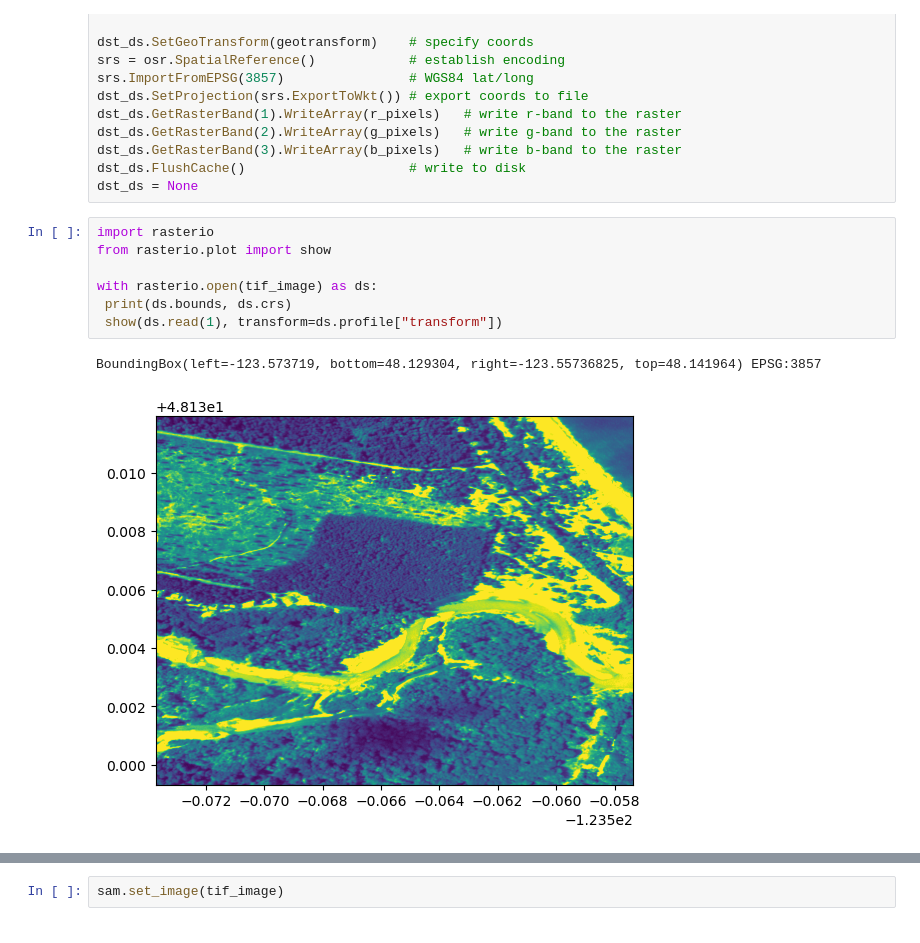
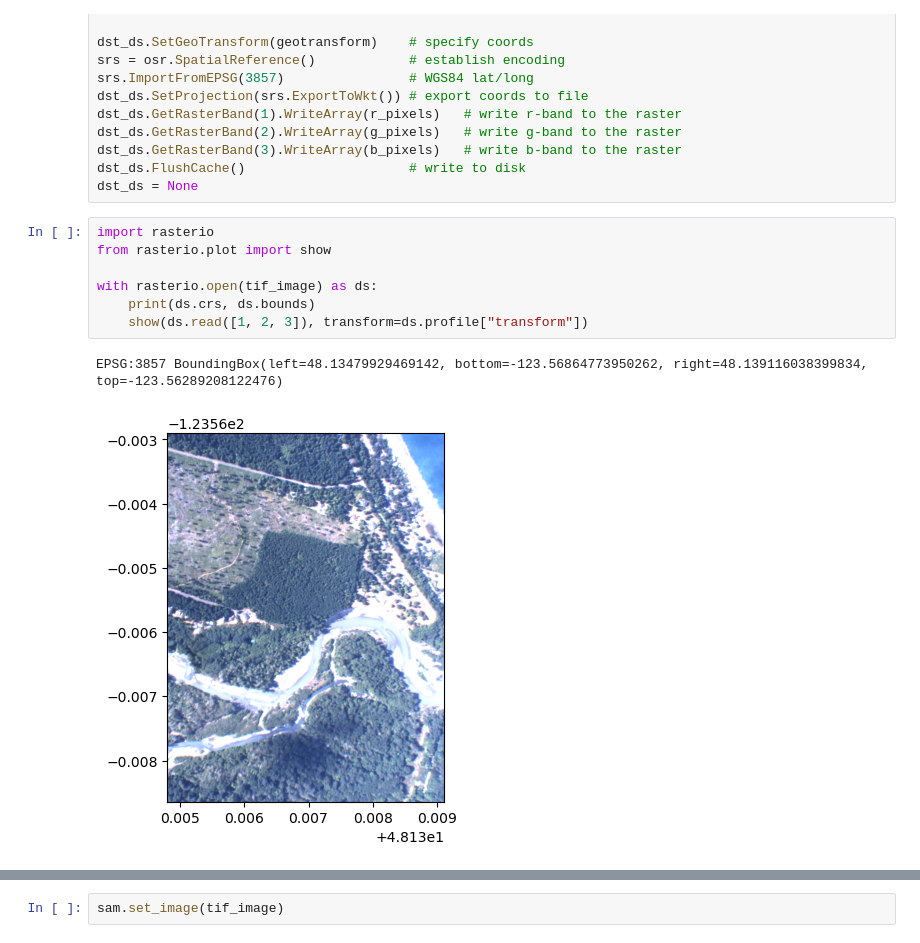
Before and after one commit to StefanTodoran/elwha-segmentation, a Jupyter notebook: book/chapters/conversion.ipynb, the cells around one changed output, grey strips where cells are left out. Drawn from its saved outputs; the diff is of its cells as text.

```diff
--- a/book/chapters/conversion.ipynb
+++ b/book/chapters/conversion.ipynb
@@ -201,11 +244,11 @@ dst_ds = None
 # %%
 import rasterio
 from rasterio.plot import show
 
 with rasterio.open(tif_image) as ds:
- print(ds.bounds, ds.crs)
- show(ds.read(1), transform=ds.profile["transform"])
+    print(ds.crs, ds.bounds)
+    show(ds.read([1, 2, 3]), transform=ds.profile["transform"])
 # %% [output]
-BoundingBox(left=-123.573719, bottom=48.129304, right=-123.55736825, top=48.141964) EPSG:3857
+EPSG:3857 BoundingBox(left=48.13479929469142, bottom=-123.56864773950262, right=48.139116038399834, top=-123.56289208122476)
-[figure, old version]
+[figure, new version]
 # %%
```
Also changed, not shown: parts of 15 cells of this notebook, 4 other files.
